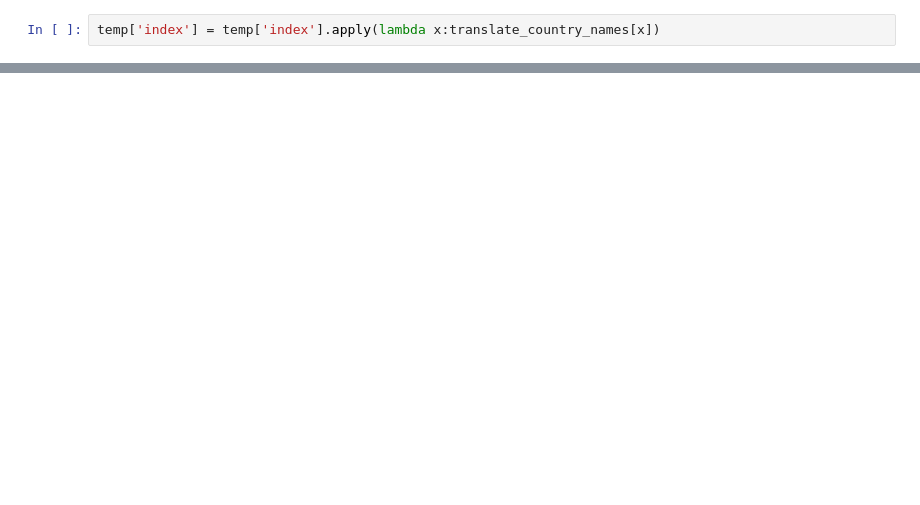
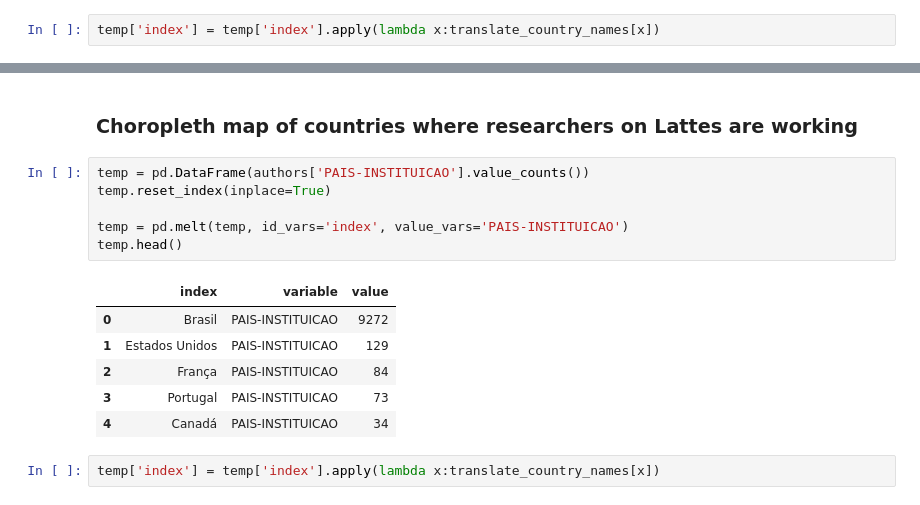
Before and after one commit to davibarreira/PBMNet, a Jupyter notebook: Exploring_Database.ipynb, the cells around one changed output, grey strips where cells are left out. Saved outputs shown, nothing was run; the diff lists cells and outputs as text; blank space fills up the shorter version.

```diff
--- a/Exploring_Database.ipynb
+++ b/Exploring_Database.ipynb
@@ -381,0 +469,17 @@ temp['index'] = temp['index'].apply(lambda x:translate_country_names[x])
+# %% [markdown]
+### Choropleth map of countries where researchers on Lattes are working
+# %%
+temp = pd.DataFrame(authors['PAIS-INSTITUICAO'].value_counts())
+temp.reset_index(inplace=True)
+
+temp = pd.melt(temp, id_vars='index', value_vars='PAIS-INSTITUICAO')
+temp.head()
+# %% [output]
+|  | index | variable | value |
+| 0 | Brasil | PAIS-INSTITUICAO | 9272 |
+| 1 | Estados Unidos | PAIS-INSTITUICAO | 129 |
+| 2 | França | PAIS-INSTITUICAO | 84 |
+| 3 | Portugal | PAIS-INSTITUICAO | 73 |
+| 4 | Canadá | PAIS-INSTITUICAO | 34 |
+# %%
+temp['index'] = temp['index'].apply(lambda x:translate_country_names[x])
```
Also changed, not shown: parts of 19 cells of this notebook, 6 other files.
